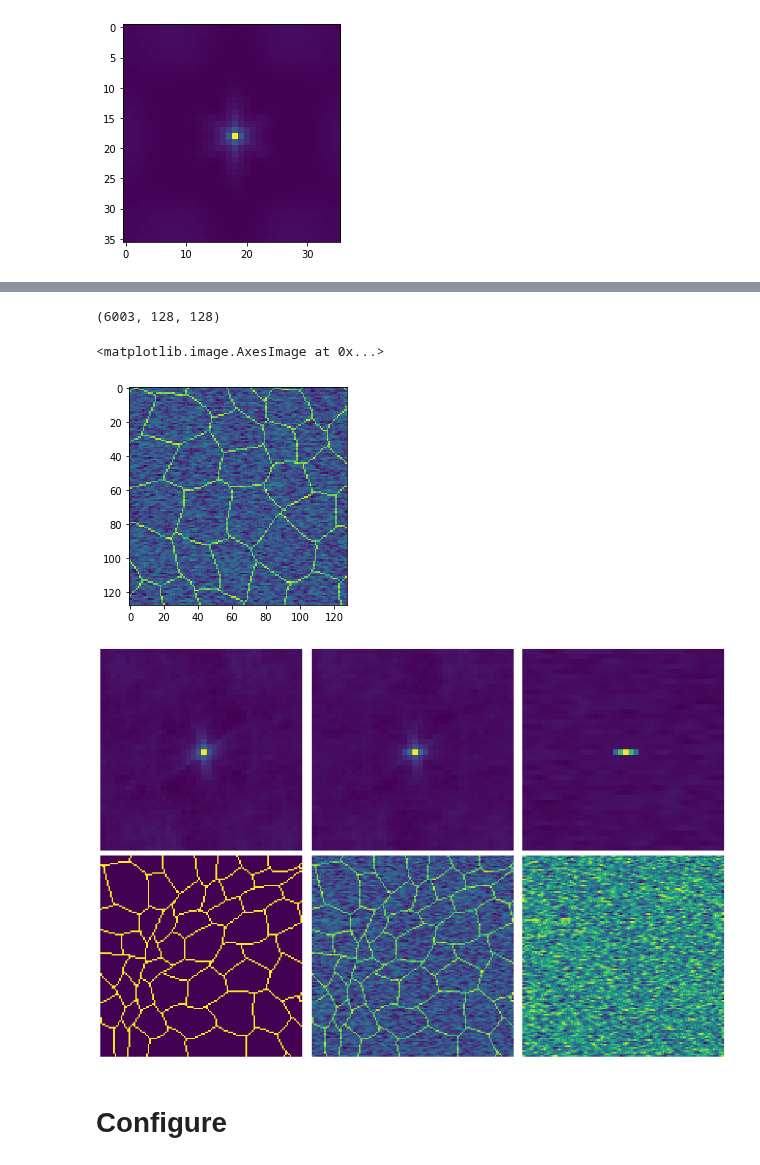
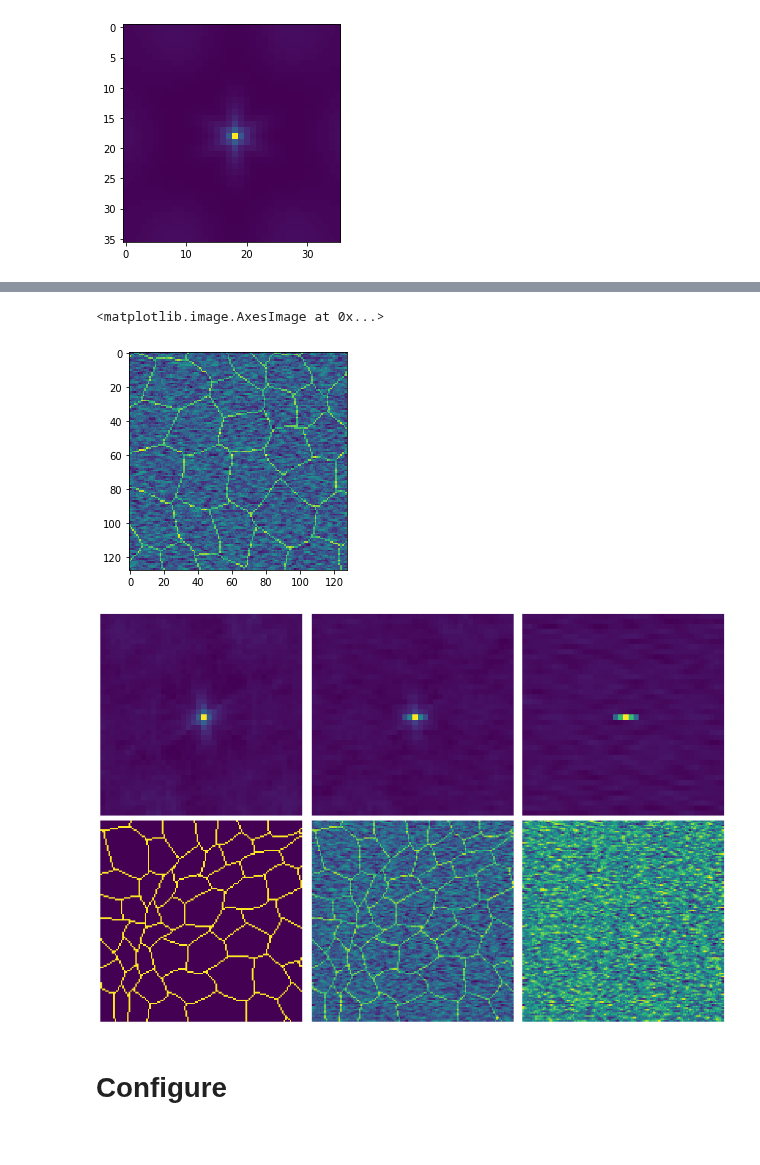
Before and after one commit to juglab/n2v, a Jupyter notebook: examples/2D/structN2V_2D_synth_mem/train_and_predict.ipynb, the cells around one changed output, grey strips where cells are left out. Cells and saved outputs as stored; diff of their text form; code cells hidden in the pictures.

```diff
--- a/examples/2D/structN2V_2D_synth_mem/train_and_predict.ipynb
+++ b/examples/2D/structN2V_2D_synth_mem/train_and_predict.ipynb
@@ -26,5 +26,5 @@ if not os.path.isdir('./data'):
 dataPath="data/gt.npy"
 if not os.path.exists(dataPath):
     _ = urllib.request.urlretrieve('https://cloud.mpi-cbg.de/index.php/s/9LawR2GwE5WGrxw/download', dataPath)
-X = np.load(dataPath)
+X = np.load(dataPath).astype(np.float32)
 # %%
@@ -55,28 +50,29 @@ plt.imshow(crop_square_center(x,18))
-# %%
-X.shape
-# %% [output]
-(6003, 128, 128)
 # %%
-## generate synthetic structured noise
+## generate synthetic structured noise by convolving pixelwise independent noise with a small 3x1 kernel.
+## Then add this noise to the clean signal to generate our `noisy_dataset`.
 
 from scipy.ndimage import convolve
 
 purenoise = []
-kern  = np.array([[1,1,1]])/3 ## horizontal correlations
+noise_kernel  = np.array([[1,1,1]])/3 ## horizontal correlations
 a,b,c = X.shape
 for i in range(a):
-    noise = np.random.rand(b,c)
-    noise = convolve(noise,kern)
+    noise = np.random.rand(b,c)*1.5
+    noise = convolve(noise,noise_kernel)
     purenoise.append(noise)
 purenoise = np.array(purenoise)
 purenoise = purenoise - purenoise.mean()
 
 noisy_dataset = X + purenoise
 plt.imshow(noisy_dataset[20])
 # %% [output]
 <matplotlib.image.AxesImage at 0x...>
-[figure, old version]
+[figure, new version]
 # %%
+## Autocorrelation (top row) vs Data (bottom row)
+## Notice how the autocorrelation of the noise (far right) reveals the horizontal shape of `noise_kernel` used above.
+## Also see how the autocorrelation of the `noisy_dataset` (center top) is a combination of that of the signal and the noise?
+
 fig,axs = plt.subplots(2,3, gridspec_kw = {'wspace':0.025, 'hspace':0.025}, figsize=(18,12))
 
 def ac_and_crop(x):
@@ -95,5 +91,5 @@ axs[1,2].imshow(purenoise[0])
 
 for a in axs.flat: a.axis('off')
 # %% [output]
-[figure, old version]
+[figure, new version]
 # %%
```
Also changed, not shown: parts of 15 cells of this notebook, 5 other files.
